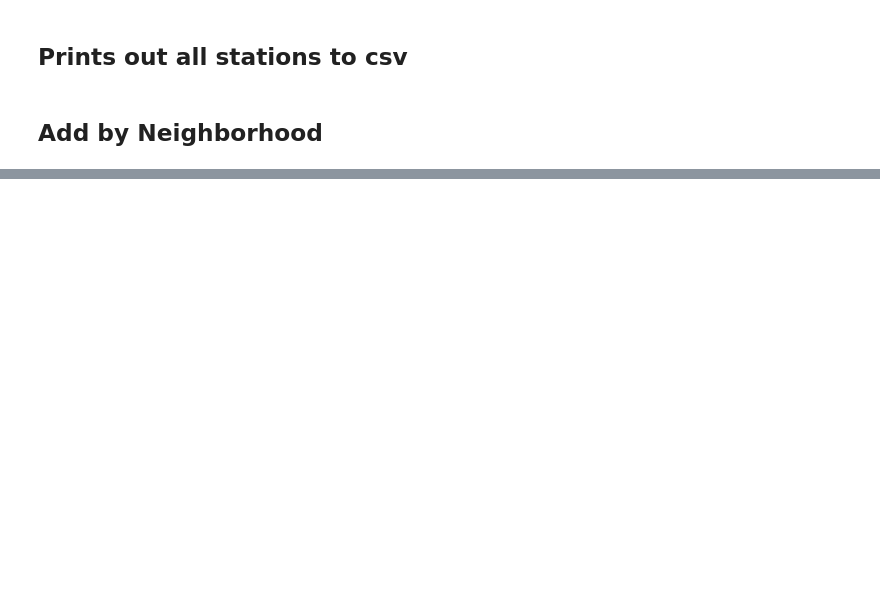
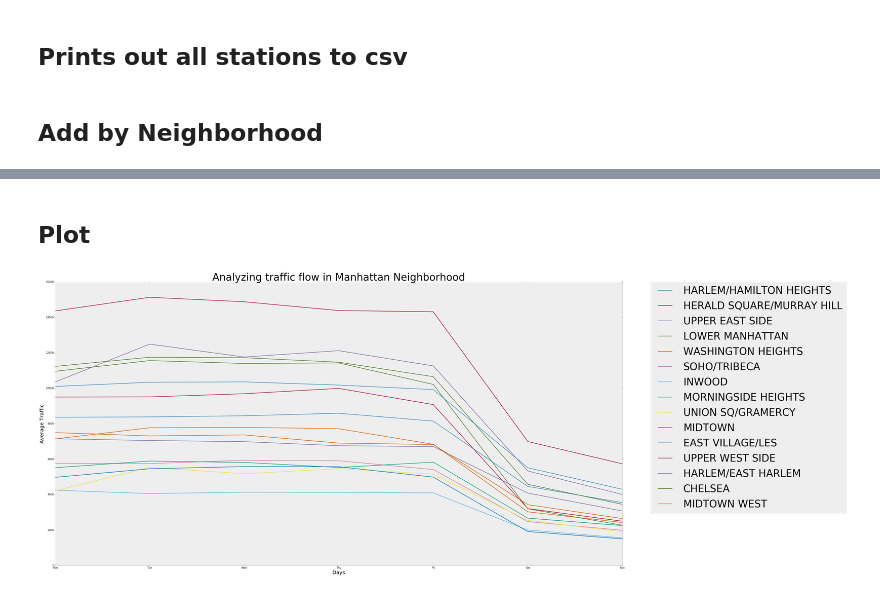
Before and after one commit to ssaleh2/benson-six, a Jupyter notebook: 01-benson.ipynb, the cells around one changed output, grey strips where cells are left out. Cells and saved outputs as stored; diff of their text form; code cells hidden in the pictures; blank space fills up the shorter version.

Commit message:
added simple plot code showing traffic for each day  of week

```diff
--- a/01-benson.ipynb
+++ b/01-benson.ipynb
@@ -10,8 +10,10 @@ import numpy as np
 import math
 import random
 from operator import add
+import scipy.stats
 
 %matplotlib inline
+plt.style.use('bmh')
 # %%
 ## Function to Read all text files and Store in a List
 def turnstile_read_csv(csv_files):
@@ -191,0 +214,21 @@ neighbor_influx['CHELSEA']
+# %% [markdown]
+## Plot
+# %%
+plt.figure(figsize=(40,20)) #initiate the plot
+for key in neighbor_influx:
+
+    valList = neighbor_influx[key]
+    x=[0,1,2,3,4,5,6]
+    my_xticks = ['Mon','Tue','Wed','Thu','Fri','Sat','Sun']
+    plt.xticks(x, my_xticks)
+    plt.plot(x,valList, label=key)
+    plt.legend(bbox_to_anchor=(1.05, 1), loc=2, borderaxespad=0., prop = {'size':40})
+    plt.xlabel('Days',fontsize=20) #add x label
+    plt.ylabel('Average Traffic',fontsize=20) #add y label
+    plt.title('Analyzing traffic flow in Manhattan Neighborhood',fontsize='40')
+
+    plt.grid(False)
+    #weekday sort histogram by most
+    #weekend sort histogram by most
+# %% [output]
+[figure, added]
```
Also changed, not shown: parts of 6 cells of this notebook.
